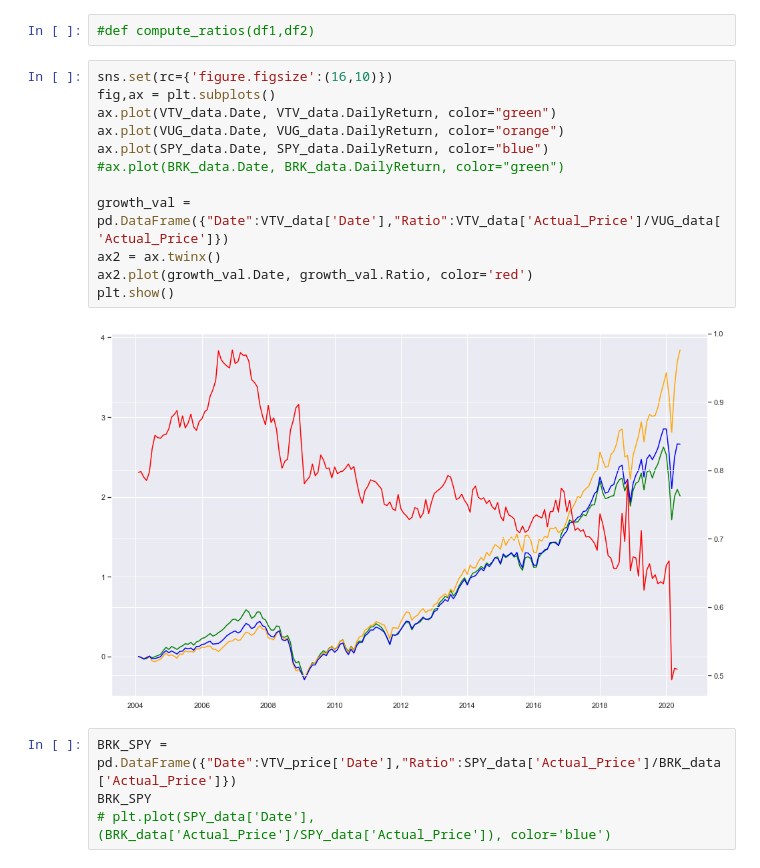
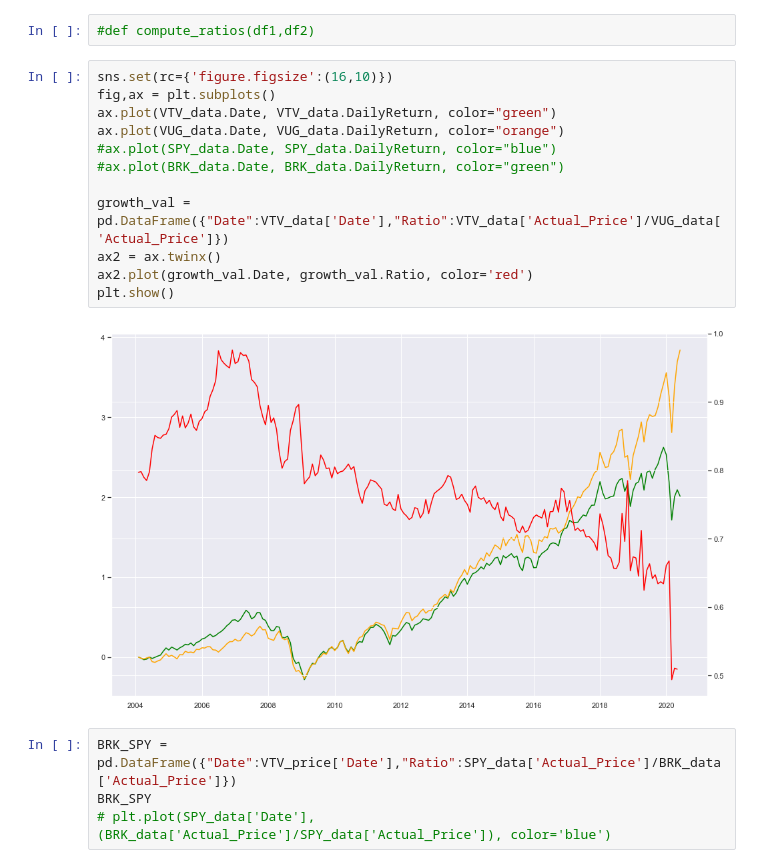
Before and after one commit to vikranttkumar/QuantitativeEasingEffects_Equities, a Jupyter notebook: Quantitative Easing Across Asset Classes.ipynb, the cells around one changed output. Drawn from its saved outputs; the diff is of its cells as text.

```diff
--- a/Quantitative Easing Across Asset Classes.ipynb
+++ b/Quantitative Easing Across Asset Classes.ipynb
@@ -264,17 +264,17 @@ pas.vol(SPY_data['DailyReturn'])
 # %%
 sns.set(rc={'figure.figsize':(16,10)})
 fig,ax = plt.subplots()
 ax.plot(VTV_data.Date, VTV_data.DailyReturn, color="green")
 ax.plot(VUG_data.Date, VUG_data.DailyReturn, color="orange")
-ax.plot(SPY_data.Date, SPY_data.DailyReturn, color="blue")
+#ax.plot(SPY_data.Date, SPY_data.DailyReturn, color="blue")
 #ax.plot(BRK_data.Date, BRK_data.DailyReturn, color="green")
 
 growth_val = pd.DataFrame({"Date":VTV_data['Date'],"Ratio":VTV_data['Actual_Price']/VUG_data['Actual_Price']})
 ax2 = ax.twinx()
 ax2.plot(growth_val.Date, growth_val.Ratio, color='red')
 plt.show()
 # %% [output]
-[figure, old version]
+[figure, new version]
 # %%
 BRK_SPY = pd.DataFrame({"Date":VTV_price['Date'],"Ratio":SPY_data['Actual_Price']/BRK_data['Actual_Price']})
 BRK_SPY
```
Also changed, not shown: parts of 17 cells of this notebook.
